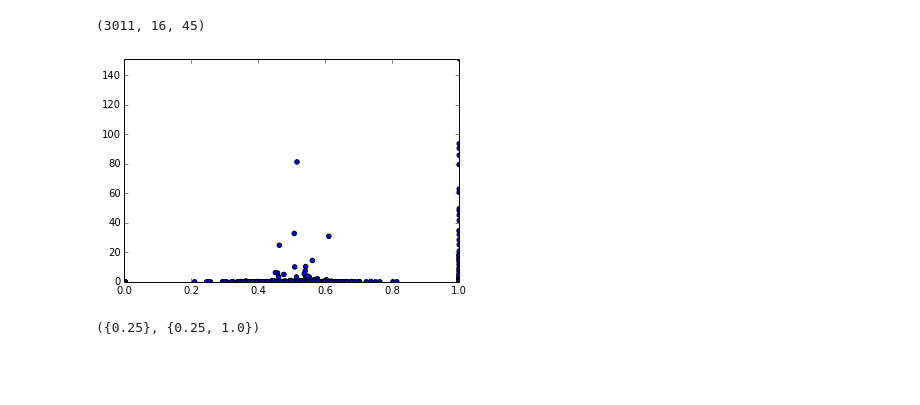
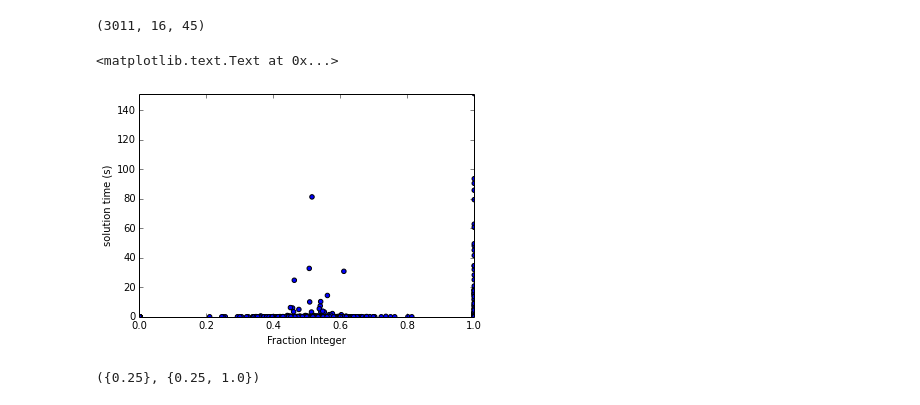
Before and after one commit to gidden/cyclopts, a Jupyter notebook: nbs/classify_output.ipynb, the cells around one changed output. Saved outputs shown, nothing was run; the diff lists cells and outputs as text; code cells hidden in the pictures; blank space fills up the shorter version.

```diff
--- a/nbs/classify_output.ipynb
+++ b/nbs/classify_output.ipynb
@@ -81,13 +81,16 @@ def plot_vals(xrows, xkey, xval, yrows, ykey, yval, trend=False):
 # %%
 iids = min_iids
 xrows = [x[:] for x in props.iterrows() if x['instid'] in iids]
 yrows = [x[:] for x in results.where("""solver==s""") if x['instid'] in iids]
 xkey, xval = props.description._v_names.index('instid'), props.description._v_names.index('excl_frac')
 ykey, yval = results.description._v_names.index('instid'), results.description._v_names.index('time')
 #print([tools.uuidhex(x[ykey]) for x in yrows if x[yval] < 82 and x[yval] > 80])
 plot_vals(xrows, xkey, xval, yrows, ykey, yval)
+plt.xlabel('Fraction Integer')
+plt.ylabel('solution time (s)')
 # %% [output]
+<matplotlib.text.Text at 0x...>
-[figure, old version]
+[figure, new version]
 # %%
 cutoffs = (set(x[constr_idx] for x in mid_samplers + max_samplers), set(x[constr_idx] for x in min_samplers))
 cutoffs
```
Also changed, not shown: parts of 7 cells of this notebook, 1 other file.
